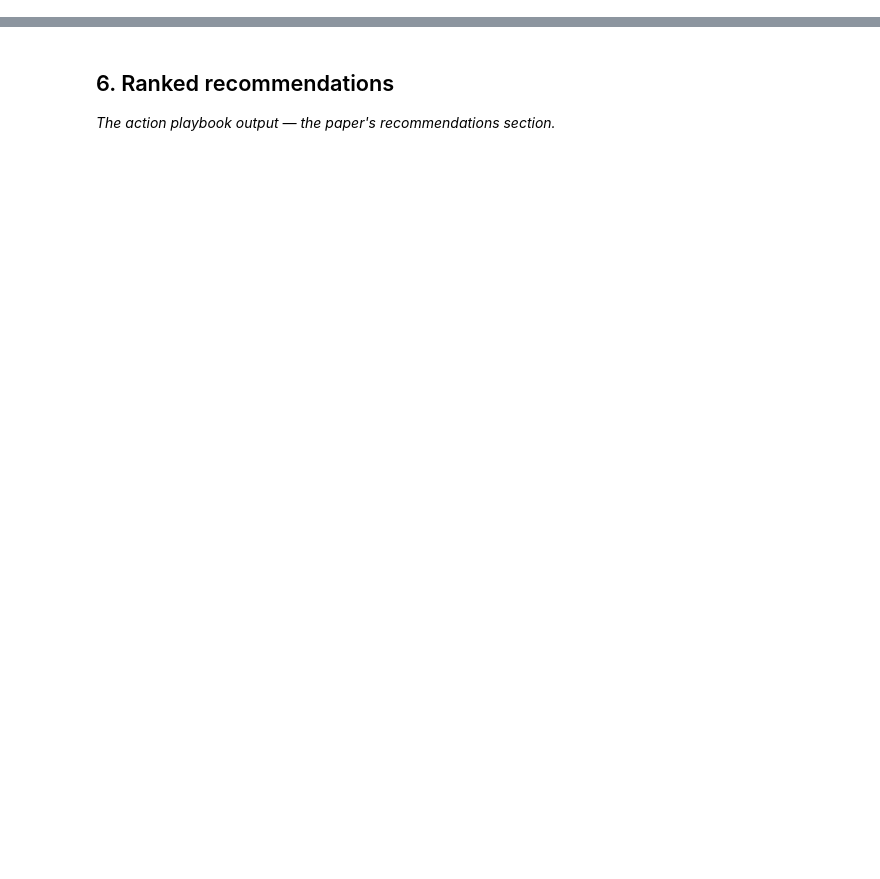
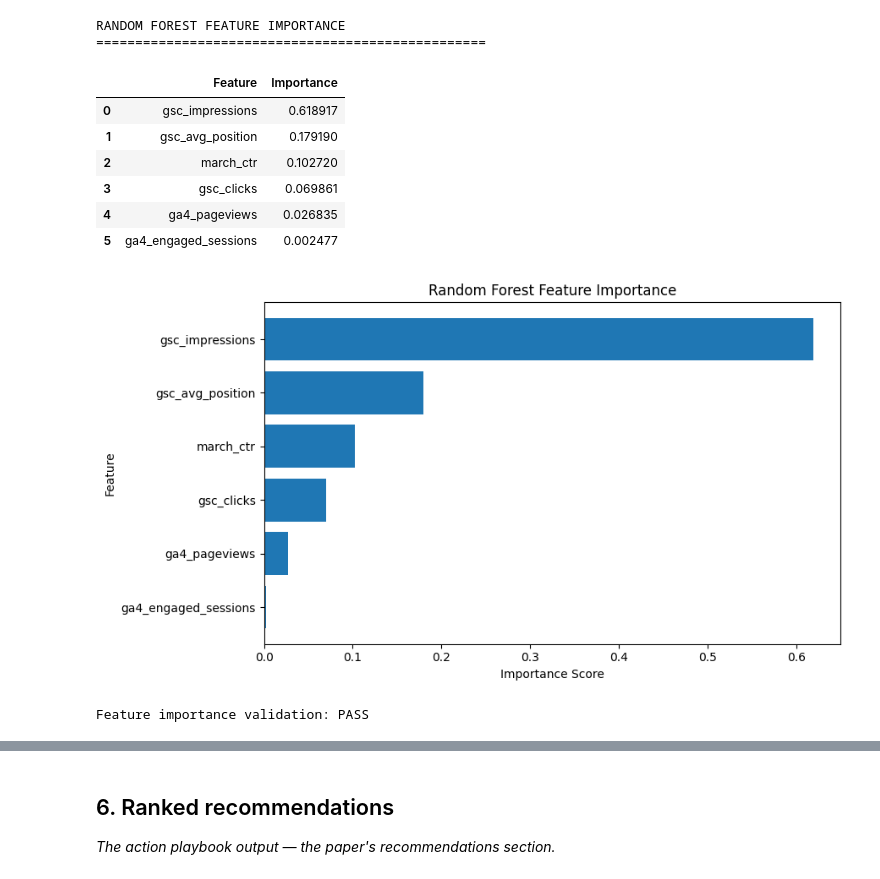
Before and after one commit to shefiramarizcha62-sudo/flyrank-ml-portfolio, a Jupyter notebook: work/notebooks/capstone.ipynb, the cells around one changed output, grey strips where cells are left out. Saved outputs shown, nothing was run; the diff lists cells and outputs as text; code cells hidden in the pictures; blank space fills up the shorter version.

```diff
--- a/work/notebooks/capstone.ipynb
+++ b/work/notebooks/capstone.ipynb
@@ -28,0 +1210,49 @@ This skeleton is yours to fill. Work the sections **in order** — each one has
+# %%
+# Extract the trained Random Forest model from the pipeline
+rf_model = rf_pipeline.named_steps["classifier"]
+
+# Create feature importance table
+feature_importance_df = pd.DataFrame({
+    "Feature": FEATURE_COLUMNS,
+    "Importance": rf_model.feature_importances_
+}).sort_values(
+    by="Importance",
+    ascending=False
+).reset_index(drop=True)
+
+print("RANDOM FOREST FEATURE IMPORTANCE")
+print("=" * 50)
+display(feature_importance_df)
+
+# Visualize feature importance
+plt.figure(figsize=(9, 5))
+
+plt.barh(
+    feature_importance_df["Feature"],
+    feature_importance_df["Importance"]
+)
+
+plt.gca().invert_yaxis()
+plt.title("Random Forest Feature Importance")
+plt.xlabel("Importance Score")
+plt.ylabel("Feature")
+
+plt.tight_layout()
+plt.show()
+
+assert len(feature_importance_df) == len(FEATURE_COLUMNS)
+assert np.isclose(feature_importance_df["Importance"].sum(), 1.0)
+
+print("\nFeature importance validation: PASS")
+# %% [output]
+RANDOM FOREST FEATURE IMPORTANCE
+==================================================
+|  | Feature | Importance |
+| 0 | gsc_impressions | 0.618917 |
+| 1 | gsc_avg_position | 0.179190 |
+| 2 | march_ctr | 0.102720 |
+| 3 | gsc_clicks | 0.069861 |
+| 4 | ga4_pageviews | 0.026835 |
+| 5 | ga4_engaged_sessions | 0.002477 |
+[figure, added]
+Feature importance validation: PASS
```
Also changed, not shown: parts of 60 cells of this notebook.
